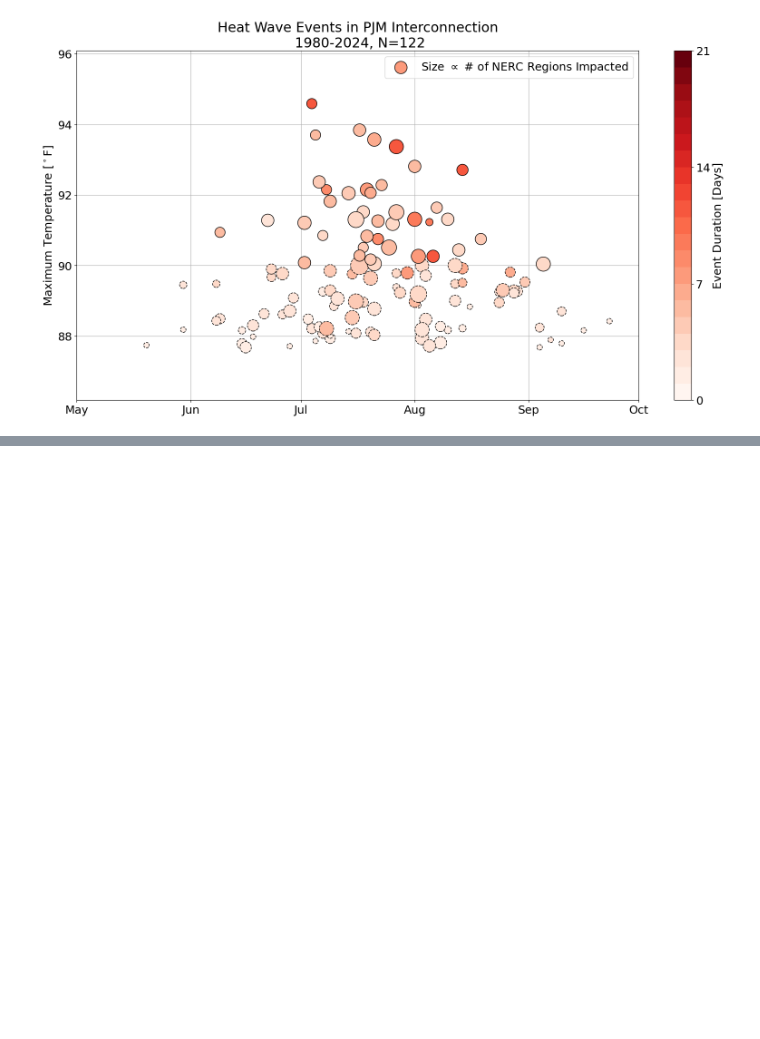
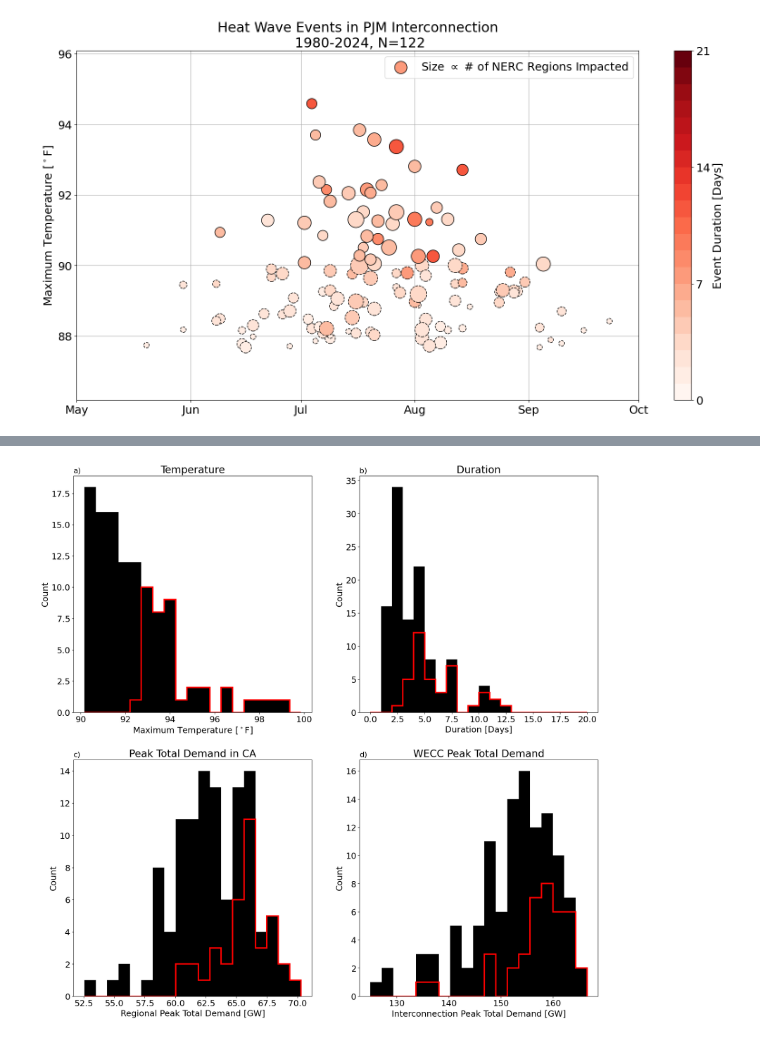
Before and after one commit to cdburley/burleyson-etal_2026_tbd, a Jupyter notebook: notebooks/plot_hw_cs_characteristics.ipynb, the cells around one changed output, grey strips where cells are left out. Cells and saved outputs as stored; diff of their text form; code cells hidden in the pictures; blank space fills up the shorter version.

Commit message:
Added histogram plots

```diff
--- a/notebooks/plot_hw_cs_characteristics.ipynb
+++ b/notebooks/plot_hw_cs_characteristics.ipynb
@@ -27,5 +27,5 @@ image_output_dir =  '/Users/burl878/Documents/Code/code_repos/burleyson-etal_202
 # %%
-def plot_hw_cs_data(region: int, hw_cs: str, events_data_input_dir: str, metadata_input_dir: str, image_output_dir: str, image_resolution: int, save_images=False):
+def plot_hw_cs_events(region: int, hw_cs: str, events_data_input_dir: str, metadata_input_dir: str, image_output_dir: str, image_resolution: int, save_images=False):
 
     # Read in NERC region name file and extract the TPL-08 region name:
     nerc = pd.read_csv((metadata_input_dir + 'nerc_tpl08_region_names.csv'))
@@ -124,10 +124,10 @@ for region in ['CA', 'ERCOT', 'FL', 'GB', 'ISONE', 'MISO-N', 'MISO-S', 'NYISO',
     for event_type in ['HW', 'CS']:
 
         # Make the plot:
-        plot_hw_cs_data(region = region,
-                        hw_cs = event_type,
-                        events_data_input_dir = events_data_input_dir,
-                        metadata_input_dir = metadata_input_dir,
-                        image_output_dir = image_output_dir,
-                        image_resolution = 150,
-                        save_images = True)
+        plot_hw_cs_events(region = region,
+                          hw_cs = event_type,
+                          events_data_input_dir = events_data_input_dir,
+                          metadata_input_dir = metadata_input_dir,
+                          image_output_dir = image_output_dir,
+                          image_resolution = 150,
+                          save_images = True)
@@ -238,0 +225,11 @@ def plot_hw_cs_data(region: int, hw_cs: str, events_data_input_dir: str, metadat
+# %%
+# Test the function:
+plot_hw_cs_histograms(region = 'CA',
+                      hw_cs = 'HW',
+                      events_data_input_dir = events_data_input_dir,
+                      metadata_input_dir = metadata_input_dir,
+                      image_output_dir = image_output_dir,
+                      image_resolution = 150,
+                      save_images = False)
+# %% [output]
+[figure, added]
```
Also changed, not shown: parts of 7 cells of this notebook, 11 other files.
